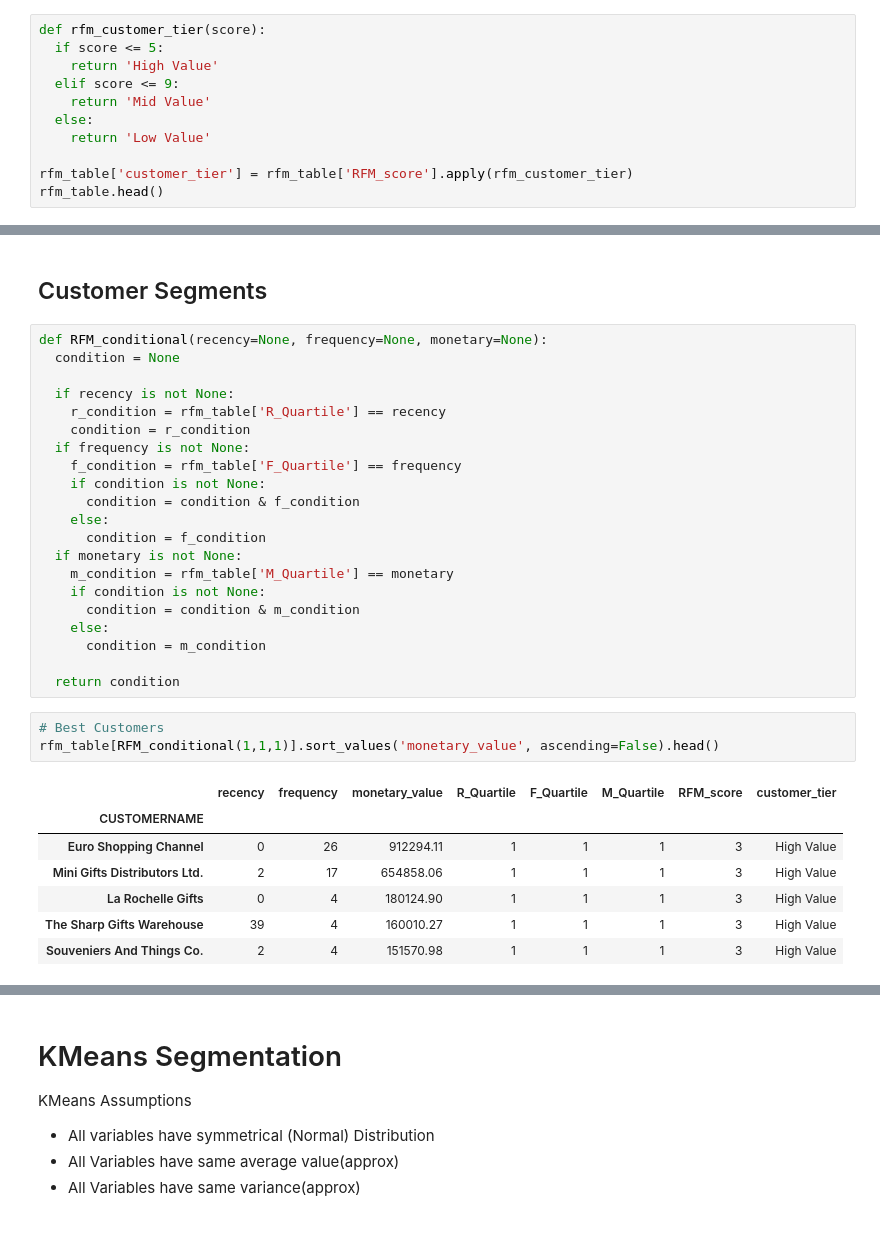
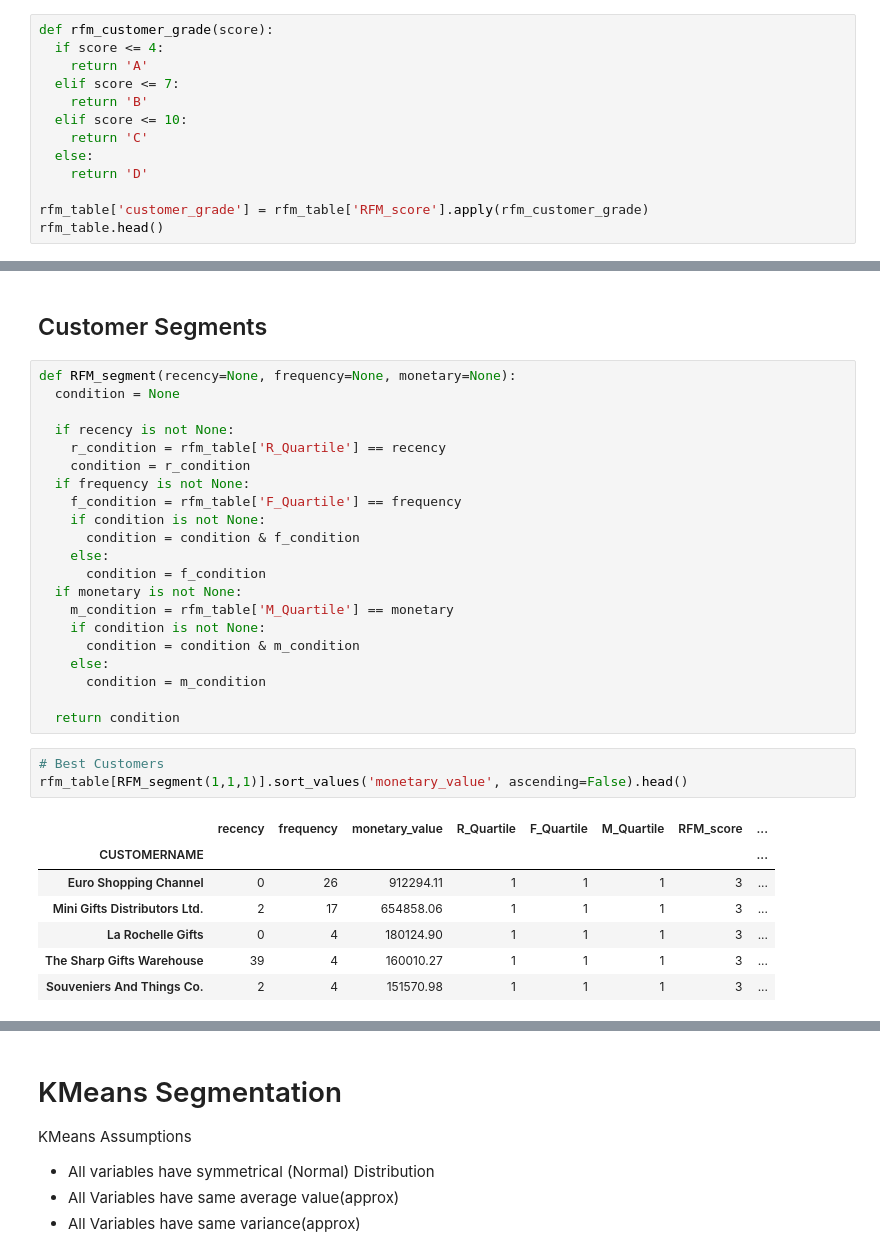
Before and after one commit to bundickm/Sales-Analysis-and-Dashboard, a Jupyter notebook: RFM_Analysis.ipynb, the cells around one changed output, grey strips where cells are left out. Saved outputs shown, nothing was run; the diff lists cells and outputs as text.

```diff
--- a/RFM_Analysis.ipynb
+++ b/RFM_Analysis.ipynb
@@ -149,14 +168,16 @@ rfm_table.head()
 | Anna's Decorations, Ltd | 83 | 4 | 153996.13 | 2 | 1 | 1 | 4 |
 | Atelier graphique | 187 | 3 | 24179.96 | 3 | 3 | 4 | 10 |
 # %%
-def rfm_customer_tier(score):
-  if score <= 5:
-    return 'High Value'
-  elif score <= 9:
-    return 'Mid Value'
+def rfm_customer_grade(score):
+  if score <= 4:
+    return 'A'
+  elif score <= 7:
+    return 'B'
+  elif score <= 10:
+    return 'C'
   else:
-    return 'Low Value'
+    return 'D'
 
-rfm_table['customer_tier'] = rfm_table['RFM_score'].apply(rfm_customer_tier)
+rfm_table['customer_grade'] = rfm_table['RFM_score'].apply(rfm_customer_grade)
 rfm_table.head()
 # %% [output]
@@ -170,7 +191,7 @@ rfm_table.head()
 # %% [markdown]
 ## Customer Segments
 # %%
-def RFM_conditional(recency=None, frequency=None, monetary=None):
+def RFM_segment(recency=None, frequency=None, monetary=None):
   condition = None
 
   if recency is not None:
@@ -192,15 +213,15 @@ def RFM_conditional(recency=None, frequency=None, monetary=None):
   return condition
 # %%
 # Best Customers
-rfm_table[RFM_conditional(1,1,1)].sort_values('monetary_value', ascending=False).head()
+rfm_table[RFM_segment(1,1,1)].sort_values('monetary_value', ascending=False).head()
 # %% [output]
-|  | recency | frequency | monetary_value | R_Quartile | F_Quartile | M_Quartile | RFM_score | customer_tier |
-| CUSTOMERNAME |  |  |  |  |  |  |  |  |
-| Euro Shopping Channel | 0 | 26 | 912294.11 | 1 | 1 | 1 | 3 | High Value |
-| Mini Gifts Distributors Ltd. | 2 | 17 | 654858.06 | 1 | 1 | 1 | 3 | High Value |
-| La Rochelle Gifts | 0 | 4 | 180124.90 | 1 | 1 | 1 | 3 | High Value |
-| The Sharp Gifts Warehouse | 39 | 4 | 160010.27 | 1 | 1 | 1 | 3 | High Value |
-| Souveniers And Things Co. | 2 | 4 | 151570.98 | 1 | 1 | 1 | 3 | High Value |
+|  | recency | frequency | monetary_value | R_Quartile | F_Quartile | M_Quartile | RFM_score | ... |
+| CUSTOMERNAME |  |  |  |  |  |  |  | ... |
+| Euro Shopping Channel | 0 | 26 | 912294.11 | 1 | 1 | 1 | 3 | ... |
+| Mini Gifts Distributors Ltd. | 2 | 17 | 654858.06 | 1 | 1 | 1 | 3 | ... |
+| La Rochelle Gifts | 0 | 4 | 180124.90 | 1 | 1 | 1 | 3 | ... |
+| The Sharp Gifts Warehouse | 39 | 4 | 160010.27 | 1 | 1 | 1 | 3 | ... |
+| Souveniers And Things Co. | 2 | 4 | 151570.98 | 1 | 1 | 1 | 3 | ... |
 # %%
 # Customers on Verge of Churn
 rfm_table[rfm_table['R_Quartile'] >= 3].sort_values('monetary_value', ascending=False).head()
```
Also changed, not shown: parts of 21 cells of this notebook.
